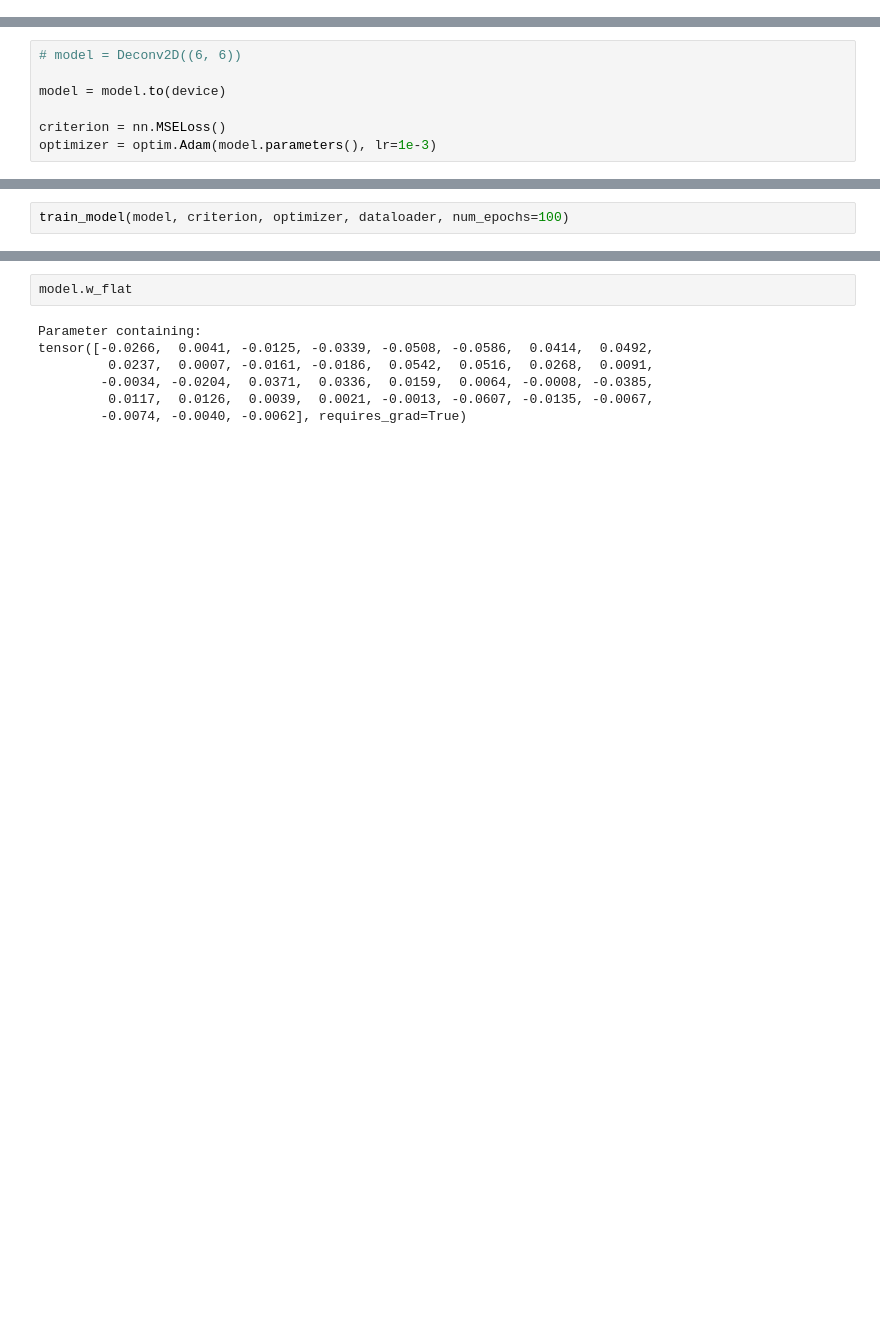
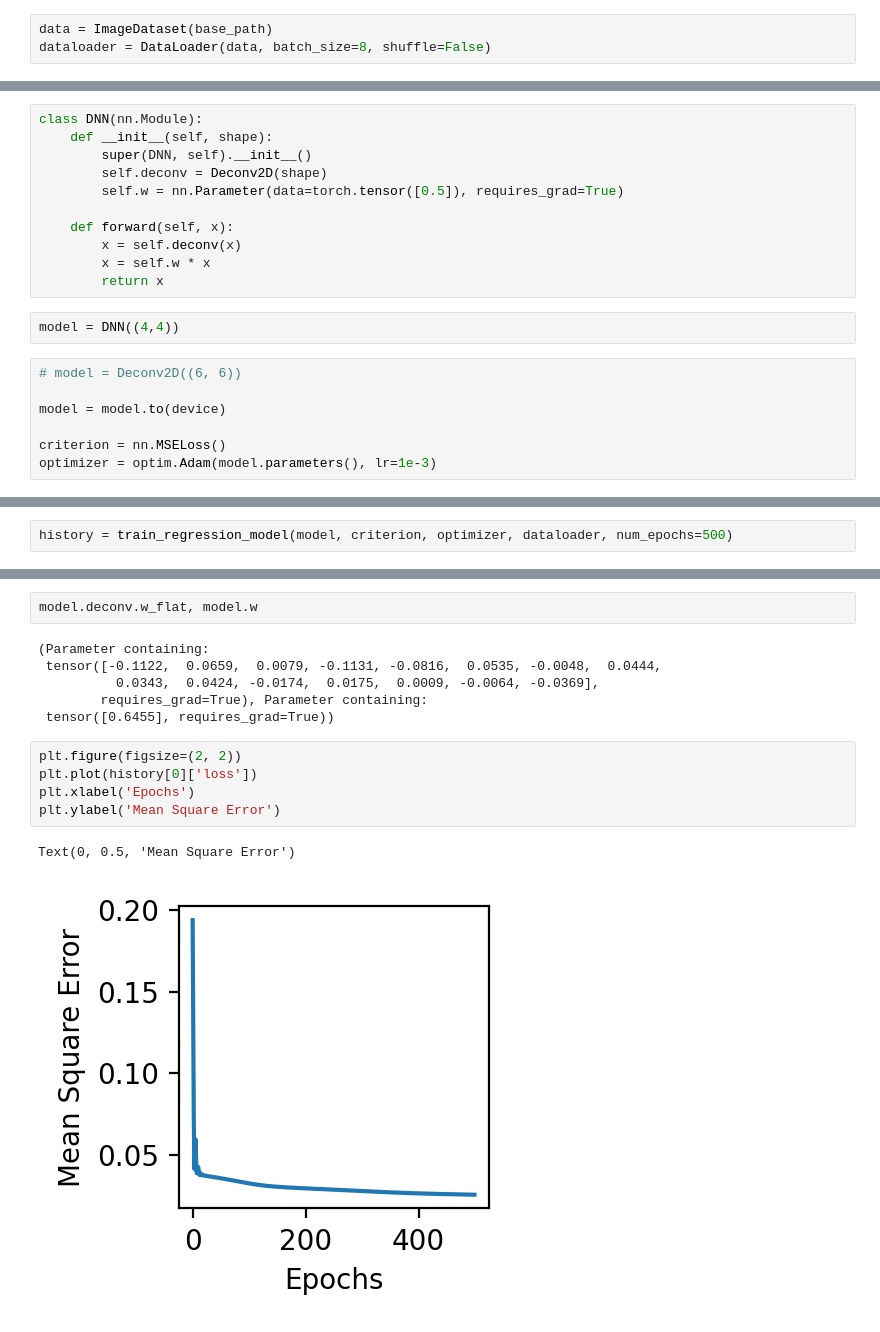
Before and after one commit to rashaad-meyer/ml_masters_uct, a Jupyter notebook: PyTorch/Notebooks/05_deconv_avg_blur_test.ipynb, the cells around one changed output, grey strips where cells are left out. Saved outputs shown, nothing was run; the diff lists cells and outputs as text; blank space fills up the shorter version.

Commit message:
Updated notebook 05 with fixed deconv layer

```diff
--- a/PyTorch/Notebooks/05_deconv_avg_blur_test.ipynb
+++ b/PyTorch/Notebooks/05_deconv_avg_blur_test.ipynb
@@ -55,0 +66,3 @@ Extracting cifar/cifar-100-python.tar.gz to cifar
+# %%
+data = ImageDataset(base_path)
+dataloader = DataLoader(data, batch_size=8, shuffle=False)
@@ -56,3 +74,16 @@ Extracting cifar/cifar-100-python.tar.gz to cifar
+# %%
+class DNN(nn.Module):
+    def __init__(self, shape):
+        super(DNN, self).__init__()
+        self.deconv = Deconv2D(shape)
+        self.w = nn.Parameter(data=torch.tensor([0.5]), requires_grad=True)
+
+    def forward(self, x):
+        x = self.deconv(x)
+        x = self.w * x
+        return x
+# %%
+model = DNN((4,4))
 # %%
 # model = Deconv2D((6, 6))
 
@@ -87,3 +94,3 @@ def train_model(model, criterion, optimizer, dataloader, num_epochs=3):
 # %%
-train_model(model, criterion, optimizer, dataloader, num_epochs=100)
+history = train_regression_model(model, criterion, optimizer, dataloader, num_epochs=500)
 # %% [output]
@@ -146,9 +146,16 @@ Text(0.5, 1.0, 'Original')
 # %%
-model.w_flat
+model.deconv.w_flat, model.w
 # %% [output]
-Parameter containing:
-tensor([-0.0266,  0.0041, -0.0125, -0.0339, -0.0508, -0.0586,  0.0414,  0.0492,
-         0.0237,  0.0007, -0.0161, -0.0186,  0.0542,  0.0516,  0.0268,  0.0091,
-        -0.0034, -0.0204,  0.0371,  0.0336,  0.0159,  0.0064, -0.0008, -0.0385,
-         0.0117,  0.0126,  0.0039,  0.0021, -0.0013, -0.0607, -0.0135, -0.0067,
-        -0.0074, -0.0040, -0.0062], requires_grad=True)
+(Parameter containing:
+ tensor([-0.1122,  0.0659,  0.0079, -0.1131, -0.0816,  0.0535, -0.0048,  0.0444,
+          0.0343,  0.0424, -0.0174,  0.0175,  0.0009, -0.0064, -0.0369],
+        requires_grad=True), Parameter containing:
+ tensor([0.6455], requires_grad=True))
+# %%
+plt.figure(figsize=(2, 2))
+plt.plot(history[0]['loss'])
+plt.xlabel('Epochs')
+plt.ylabel('Mean Square Error')
+# %% [output]
+Text(0, 0.5, 'Mean Square Error')
+[figure, added]
```
Also changed, not shown: parts of 9 cells of this notebook.
